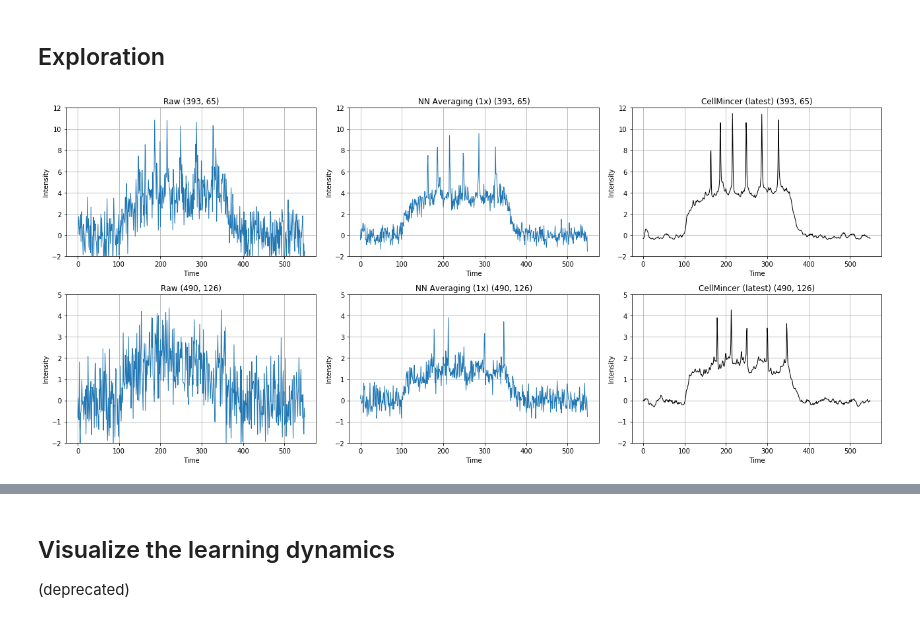
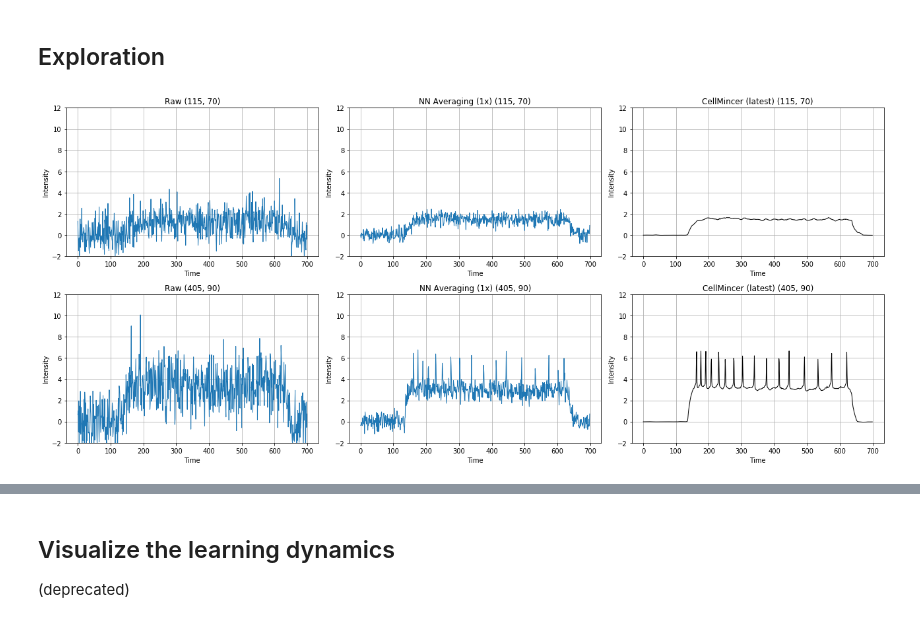
Before and after one commit to cellarium-ai/CellMincer, a Jupyter notebook: notebooks/cellmincer_denoise.ipynb, the cells around one changed output, grey strips where cells are left out. Drawn from its saved outputs; the diff is of its cells as text; code cells hidden in the pictures.

```diff
--- a/notebooks/cellmincer_denoise.ipynb
+++ b/notebooks/cellmincer_denoise.ipynb
@@ -472,6 +458,6 @@ WARNING:root:Loading a pre-trained model ...
 # %%
 # change the model prefix to continue as a new model
-model_prefix = 'rc1'
+model_prefix = 'rc1_synth'
 # %% [markdown]
 ## Train on the loaded datasets
 # %%
@@ -503,10 +489,10 @@ noise_threshold_to_std = 0.05
 reg_func = 'clamped_linear'
 
 # training tracking config
-n_iters = 20_001
+n_iters = 50_001
 log_every = 10
 denoise_every = np.inf
-save_every = 2000
+save_every = 5000
 smoothing_window = 500
 
 # only if sampling denoised movie is required (denoise_every != np.inf)
@@ -663,8 +672,8 @@ ax.set_ylabel('loss per pixel')
 ## Exploration
 # %%
 i_dataset_denoising = 0
-i_t_begin_denoising = 50
-i_t_end_denoising = 600
+i_t_begin_denoising = 2000
+i_t_end_denoising = 2700
 x0_denoising = 0
 y0_denoising = 0
 x_window_denoising = 512
@@ -704,3 +710,6 @@ keep_full_denoised_movies = False
+# %%
+viz_pixels = [(115, 70), (405, 90)]
+keep_full_denoised_movies = False
 # %%
 if post_eval:  # load saved models from disk at different iterations
 
@@ -813,36 +822,36 @@ for i_pixel, (viz_x0, viz_y0) in enumerate(viz_pixels):
         axs[i_pixel, 4].set_title('CellMincer (SMA)' + pixel_str)
         axs[i_pixel, 4].set_xlabel('Time')
         axs[i_pixel, 4].set_ylabel('Intensity')
         axs[i_pixel, 4].grid()
 
     else:
 
         axs[i_pixel, 2].plot(denoised_movie_txy_list[-1][:, viz_x0, viz_y0], lw=1, color='black')
         axs[i_pixel, 2].set_title('CellMincer (latest)' + pixel_str)
         axs[i_pixel, 2].set_xlabel('Time')
         axs[i_pixel, 2].set_ylabel('Intensity')
         axs[i_pixel, 2].grid()
 
-ylim_list = [(-2, 12), (-2, 5)]
+ylim_list = [(-2, 12), (-2, 12)]
 for i_pixel in range(len(viz_pixels)):
     for i_col in range(ncols):
         axs[i_pixel, i_col].set_ylim(ylim_list[i_pixel])
 
 # # lock y limits for each viz pixel
 # for i_pixel in range(len(viz_pixels)):
 #     min_y_lim = np.inf
 #     max_y_lim = -np.inf
 #     for i_col in range(ncols):
 #         ylim = axs[i_pixel, i_col].get_ylim()
 #         min_y_lim = min(min_y_lim, ylim[0])
 #         max_y_lim = max(max_y_lim, ylim[1])
 #     for i_col in range(ncols):
 #         axs[i_pixel, i_col].set_ylim((min_y_lim, max_y_lim))
 
 plt.tight_layout()
-plt.savefig(f'./out/{opto_mov_prefixes[i_dataset_denoising]}_{model_prefix}.pdf')
+# plt.savefig(f'./out/{opto_mov_prefixes[i_dataset_denoising]}_{model_prefix}.pdf')
 # %% [output]
-[figure, old version]
+[figure, new version]
 # %%
 viz_i_t = 350
 
```
Also changed, not shown: parts of 14 cells of this notebook, 7 other files.
